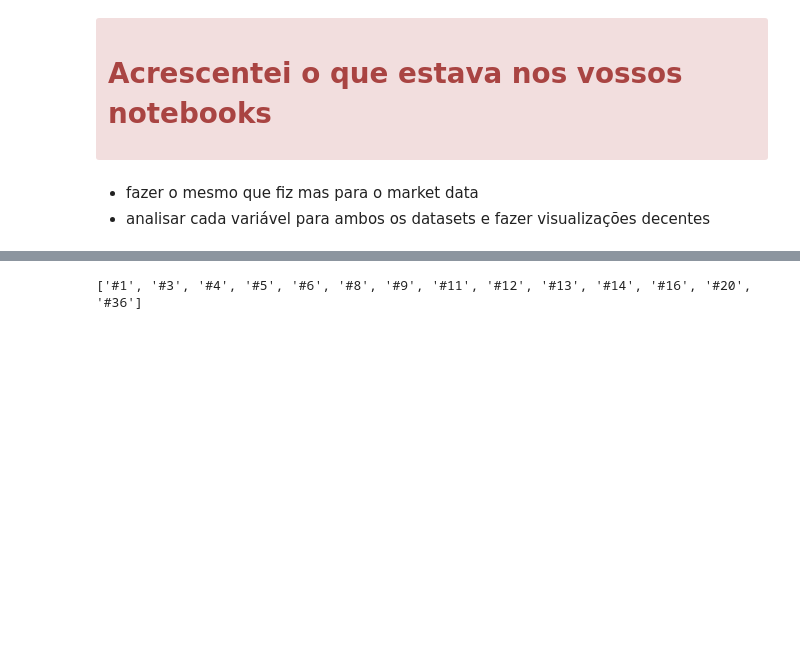
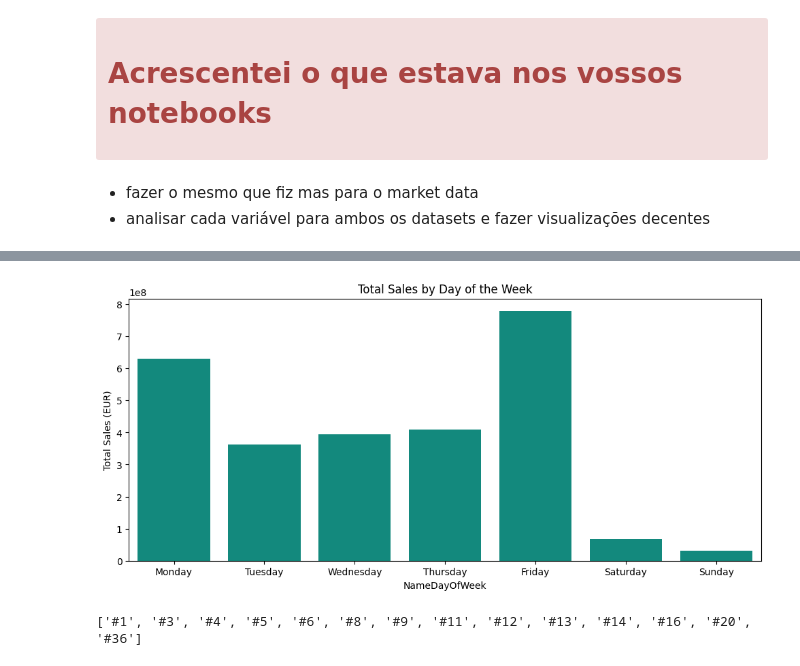
Before and after one commit to MGN19/Siemens-forecast, a Jupyter notebook: explore.ipynb, the cells around one changed output, grey strips where cells are left out. Drawn from its saved outputs; the diff is of its cells as text; code cells hidden in the pictures; blank space fills up the shorter version.

```diff
--- a/explore.ipynb
+++ b/explore.ipynb
@@ -432,3 +484,7 @@ Based on this, we get the following:
+# %%
+f.plot_nr_sales_by_day_of_week(sales_by_date)
+# %% [output]
+[figure, added]
 # %%
 # Unique product groups
 sorted_arr = sorted(sales_data['Mapped_GCK'].unique(), key=lambda x: int(x[1:]))
```
Also changed, not shown: parts of 11 cells of this notebook, 1 other file.
